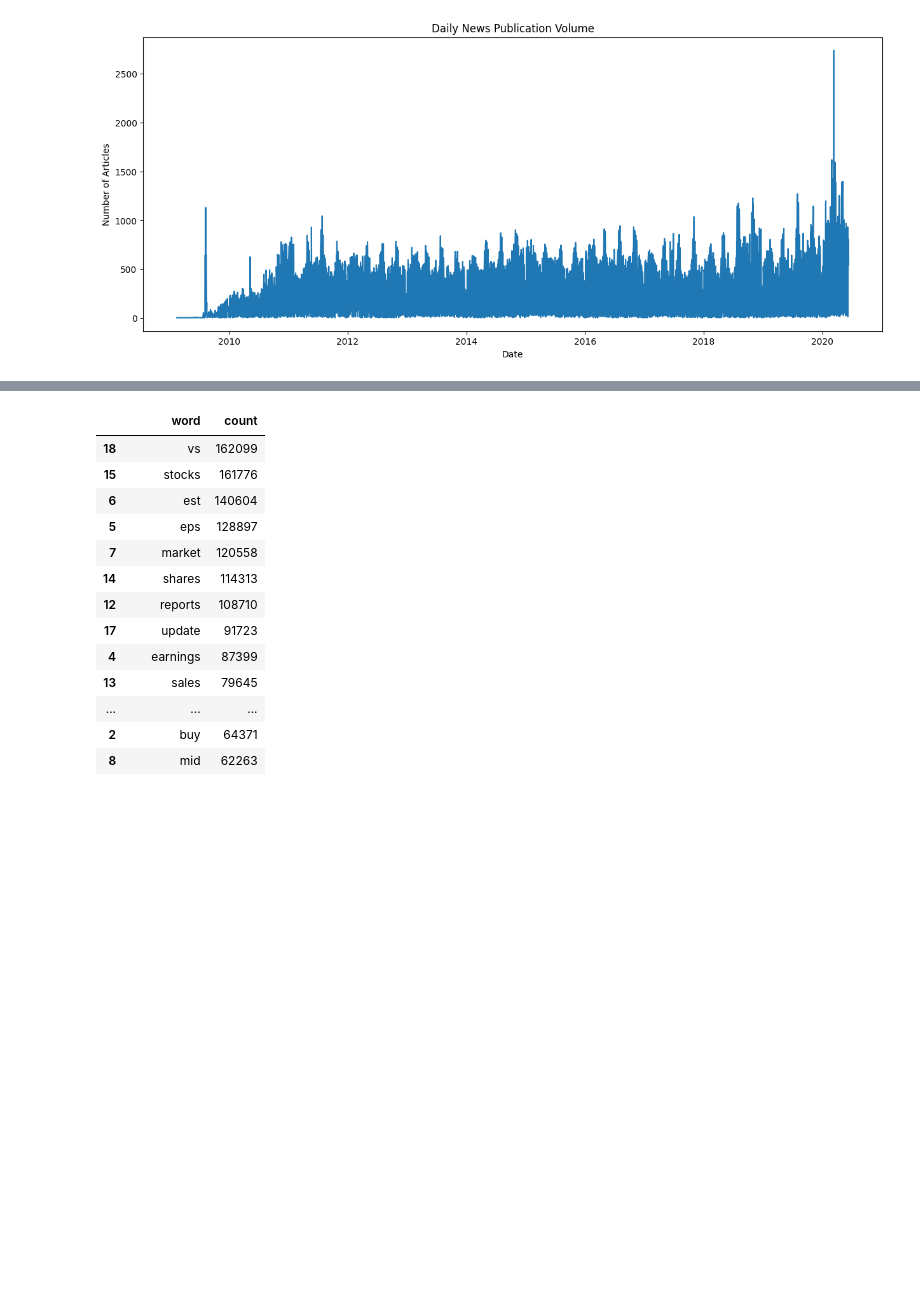
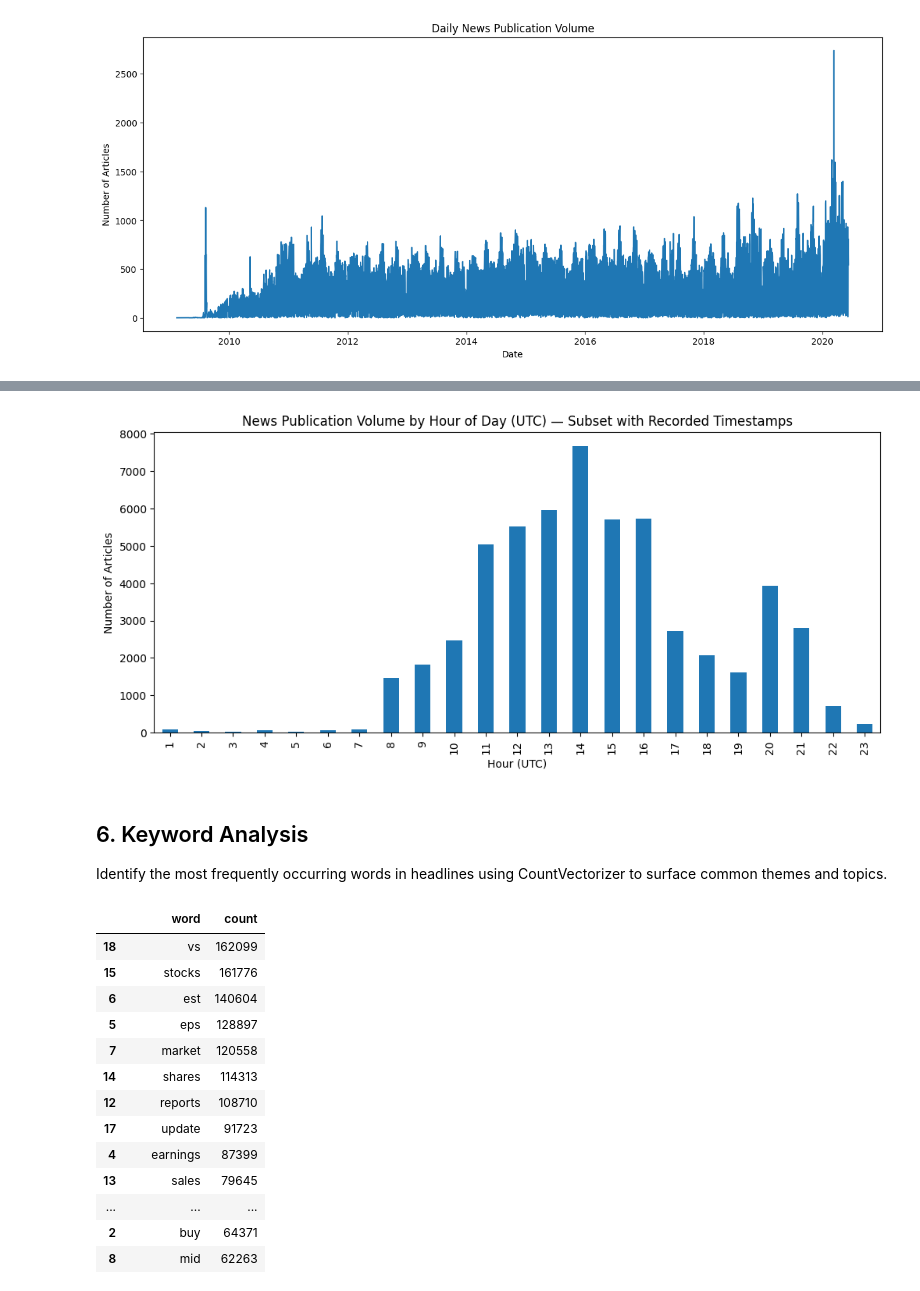
Before and after one commit to BeteLhem401/news-sentiment-analysis, a Jupyter notebook: notebooks/task1_eda.ipynb, the cells around one changed output, grey strips where cells are left out. Saved outputs shown, nothing was run; the diff lists cells and outputs as text; code cells hidden in the pictures; blank space fills up the shorter version.

```diff
--- a/notebooks/task1_eda.ipynb
+++ b/notebooks/task1_eda.ipynb
@@ -185,5 +270,22 @@ plt.show()
+# %%
+news_with_time = news_df[news_df["date"].dt.hour != 0]
+
+hourly_counts = news_with_time["date"].dt.hour.value_counts().sort_index()
+
+plt.figure(figsize=(12, 5))
+hourly_counts.plot(kind="bar")
+plt.title("News Publication Volume by Hour of Day (UTC) — Subset with Recorded Timestamps")
+plt.xlabel("Hour (UTC)")
+plt.ylabel("Number of Articles")
+plt.show()
+# %% [output]
+[figure, added]
 # %%
 from sklearn.feature_extraction.text import CountVectorizer
+# %% [markdown]
+## 6. Keyword Analysis
+Identify the most frequently occurring words in headlines using CountVectorizer to
+surface common themes and topics.
 # %%
 # Create vectorizer
 vectorizer = CountVectorizer(
```
Also changed, not shown: parts of 22 cells of this notebook.
